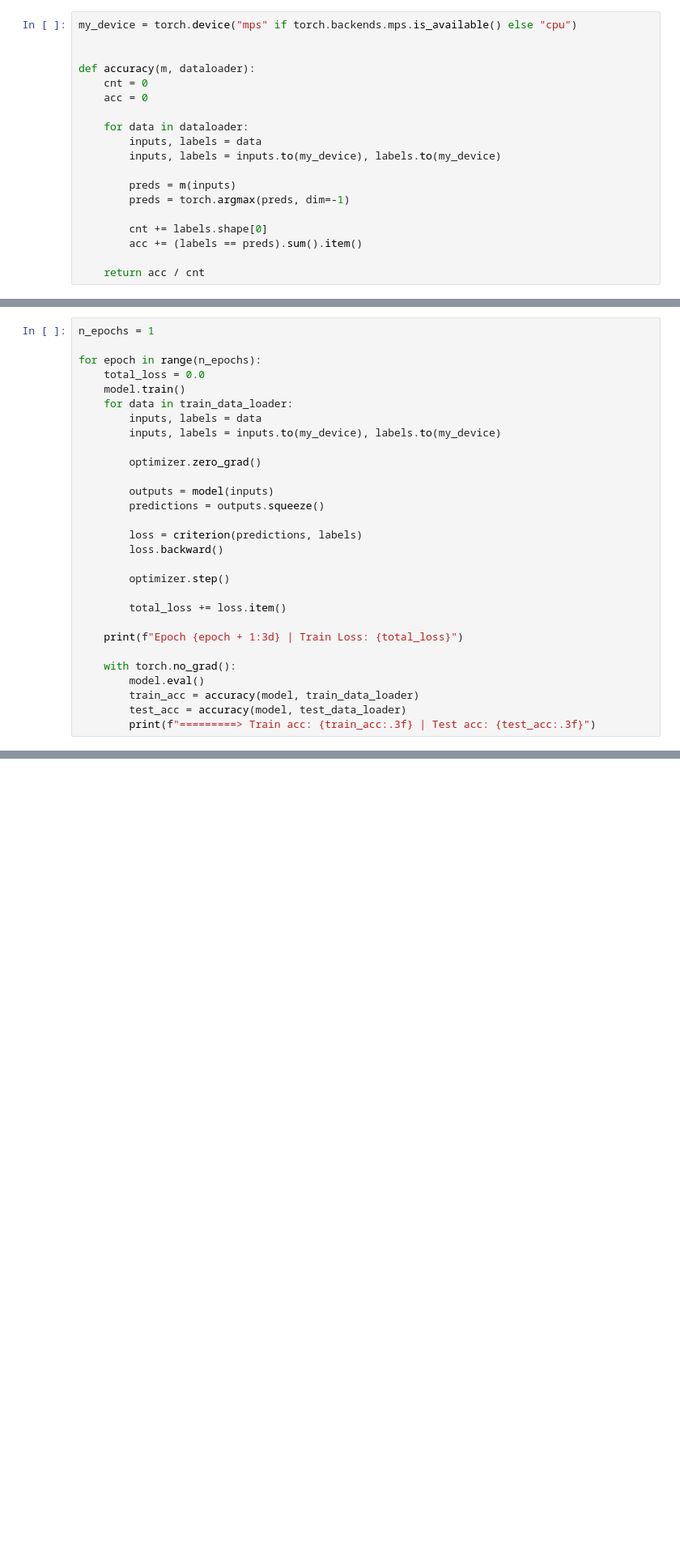
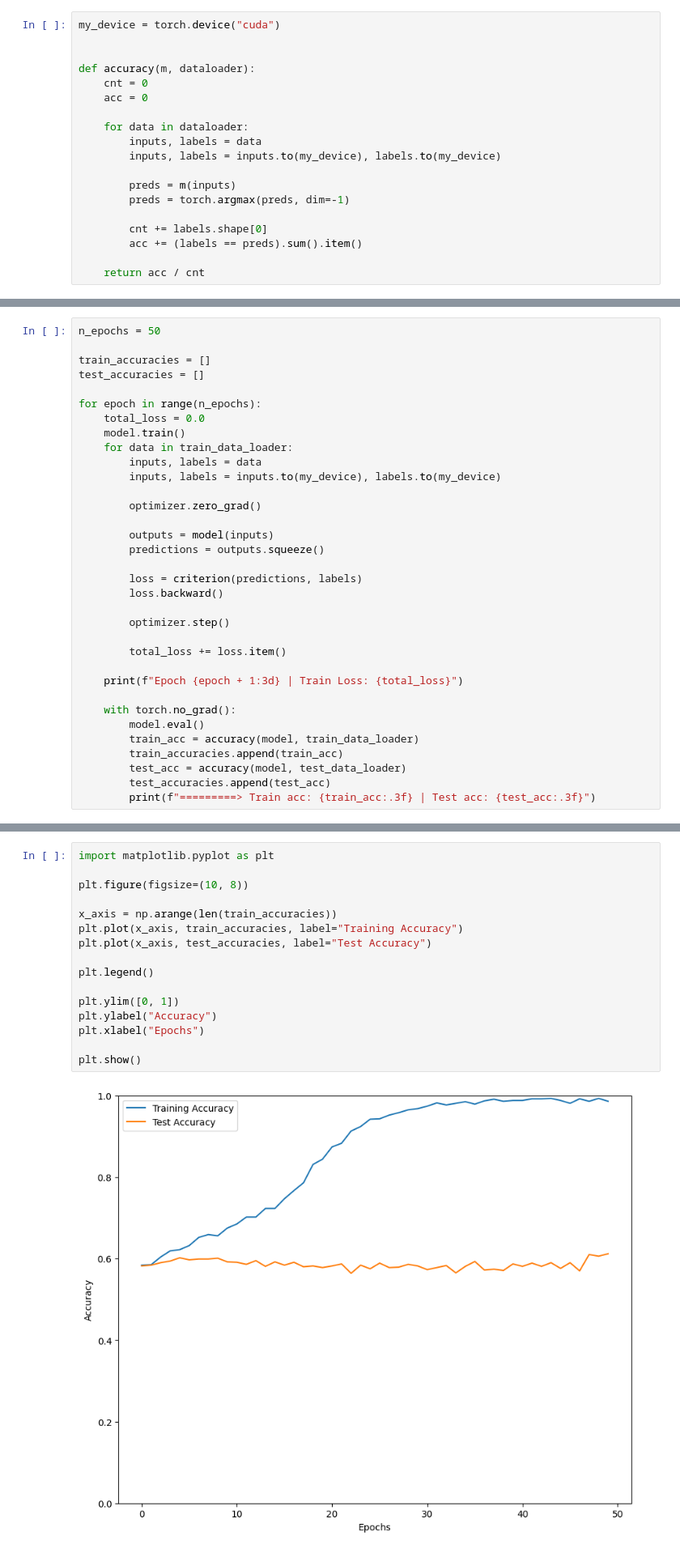
Before and after one commit to yuiyeong/deeplearning, a Jupyter notebook: presentation02/exercise02.ipynb, the cells around one changed output, grey strips where cells are left out. Shown at 81% size. Drawn from its saved outputs; the diff is of its cells as text; blank space fills up the shorter version.

```diff
--- a/presentation02/exercise02.ipynb
+++ b/presentation02/exercise02.ipynb
@@ -184,7 +186,7 @@ class TextClassifier(nn.Module):
         x = self.classification(x)
         return x
 # %%
-my_device = torch.device("mps" if torch.backends.mps.is_available() else "cpu")
+my_device = torch.device("cuda")
 
 
 def accuracy(m, dataloader):
@@ -217,7 +219,10 @@ from torch.optim import Adam
 criterion = nn.CrossEntropyLoss()
 optimizer = Adam(model.parameters(), lr=LEARNING_RATE)
 # %%
-n_epochs = 1
+n_epochs = 50
+
+train_accuracies = []
+test_accuracies = []
 
 for epoch in range(n_epochs):
     total_loss = 0.0
@@ -243,5 +248,7 @@ for epoch in range(n_epochs):
     with torch.no_grad():
         model.eval()
         train_acc = accuracy(model, train_data_loader)
+        train_accuracies.append(train_acc)
         test_acc = accuracy(model, test_data_loader)
+        test_accuracies.append(test_acc)
         print(f"=========> Train acc: {train_acc:.3f} | Test acc: {test_acc:.3f}")
@@ -247,0 +273,18 @@ for epoch in range(n_epochs):
+# %%
+import matplotlib.pyplot as plt
+
+plt.figure(figsize=(10, 8))
+
+x_axis = np.arange(len(train_accuracies))
+plt.plot(x_axis, train_accuracies, label="Training Accuracy")
+plt.plot(x_axis, test_accuracies, label="Test Accuracy")
+
+plt.legend()
+
+plt.ylim([0, 1])
+plt.ylabel("Accuracy")
+plt.xlabel("Epochs")
+
+plt.show()
+# %% [output]
+[figure, added]
```
Also changed, not shown: parts of 3 cells of this notebook.
